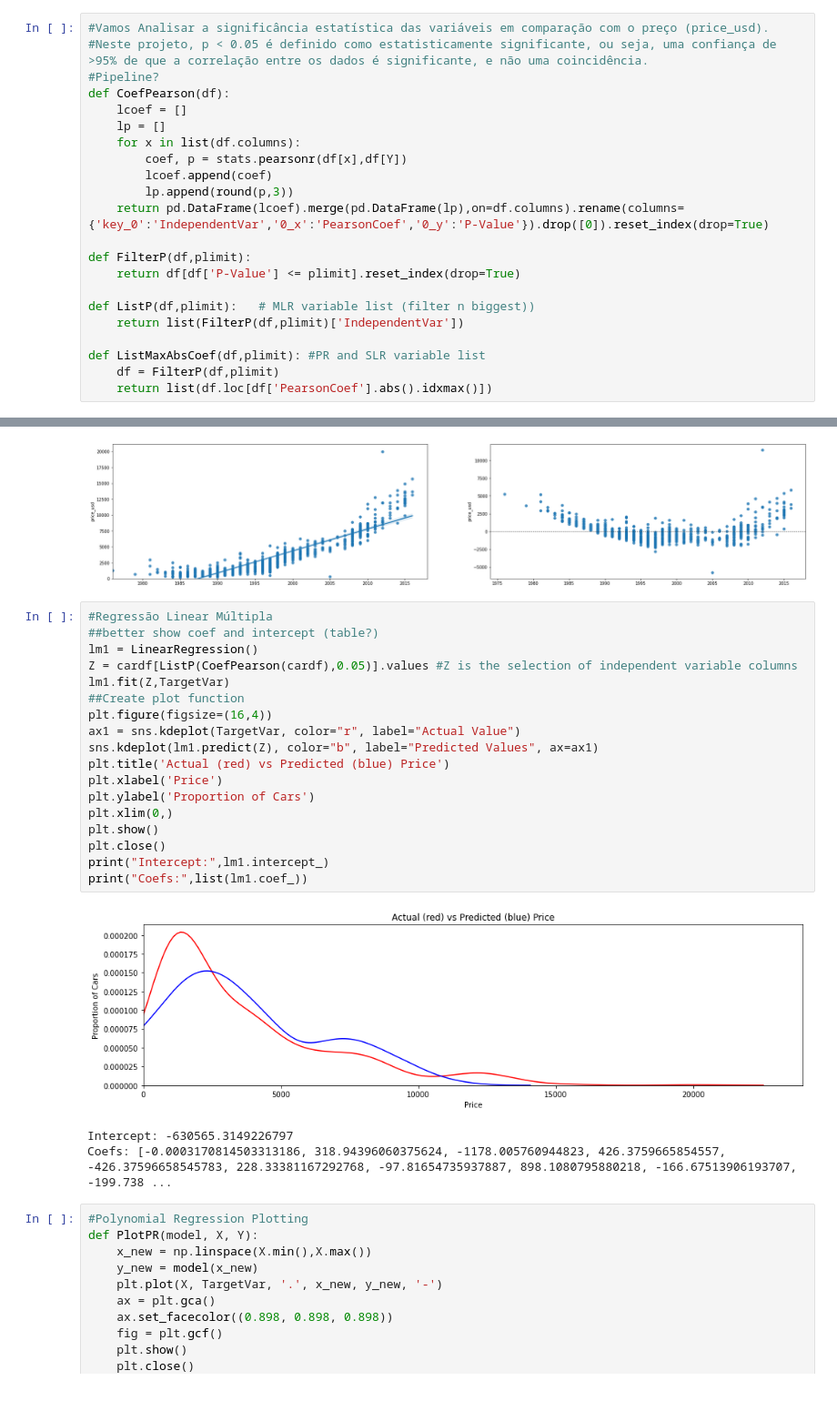
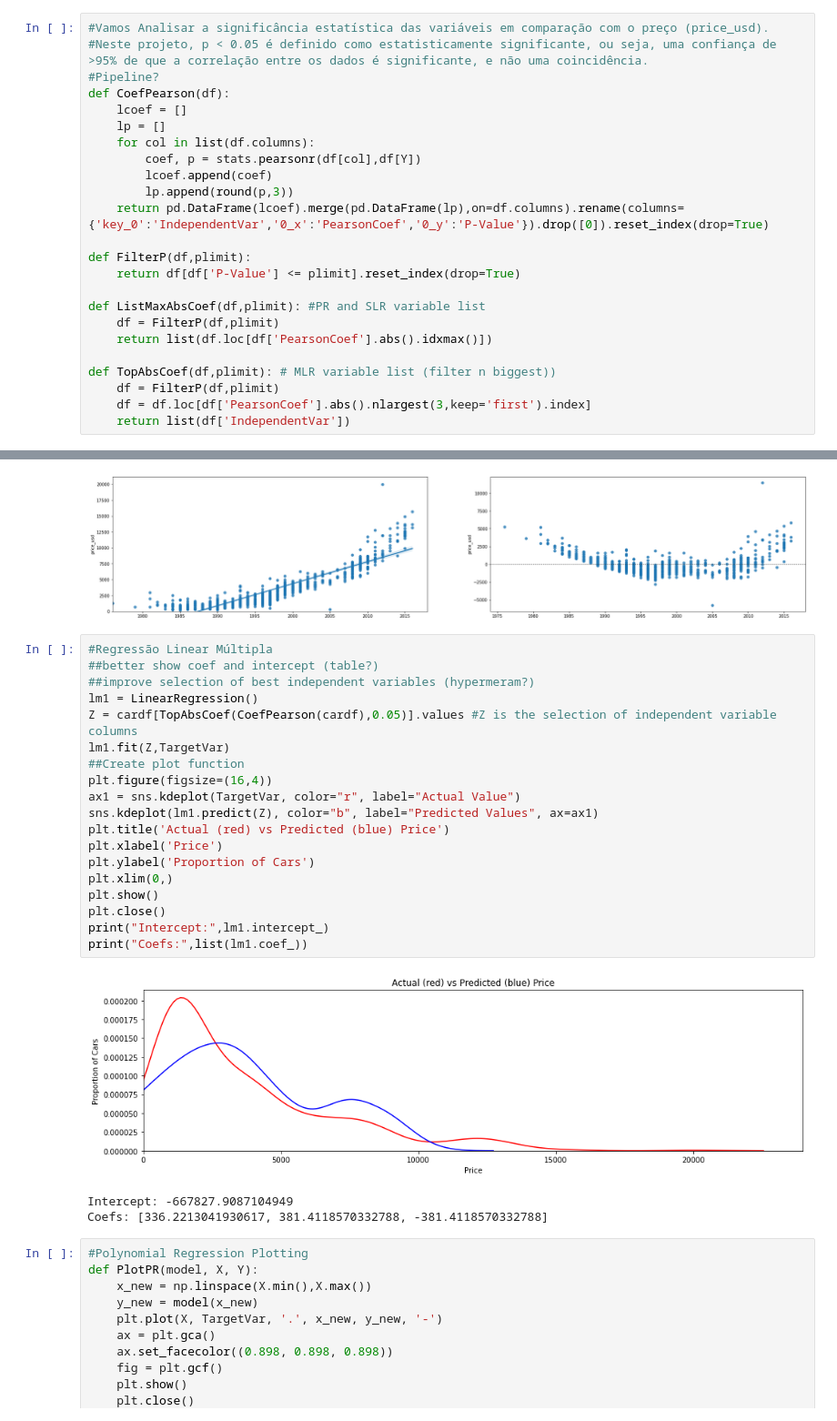
Before and after one commit to grtfreitas/PredictiveModelingRegression, a Jupyter notebook: PredictiveModelingRegression.ipynb, the cells around one changed output, grey strips where cells are left out. Shown at 91% size. Saved outputs shown, nothing was run; the diff lists cells and outputs as text; blank space fills up the shorter version.

```diff
--- a/PredictiveModelingRegression.ipynb
+++ b/PredictiveModelingRegression.ipynb
@@ -47,8 +51,8 @@ cardf = ReadyData(dfnum, dfobj)
 def CoefPearson(df):
     lcoef = []
     lp = []
-    for x in list(df.columns):
-        coef, p = stats.pearsonr(df[x],df[Y])
+    for col in list(df.columns):
+        coef, p = stats.pearsonr(df[col],df[Y])
         lcoef.append(coef)
         lp.append(round(p,3))
     return pd.DataFrame(lcoef).merge(pd.DataFrame(lp),on=df.columns).rename(columns={'key_0':'IndependentVar','0_x':'PearsonCoef','0_y':'P-Value'}).drop([0]).reset_index(drop=True)
@@ -56,12 +60,14 @@ def CoefPearson(df):
 def FilterP(df,plimit):
     return df[df['P-Value'] <= plimit].reset_index(drop=True)
 
-def ListP(df,plimit):   # MLR variable list (filter n biggest))
-    return list(FilterP(df,plimit)['IndependentVar'])
-
 def ListMaxAbsCoef(df,plimit): #PR and SLR variable list
     df = FilterP(df,plimit)
     return list(df.loc[df['PearsonCoef'].abs().idxmax()])
+
+def TopAbsCoef(df,plimit): # MLR variable list (filter n biggest))
+    df = FilterP(df,plimit)
+    df = df.loc[df['PearsonCoef'].abs().nlargest(3,keep='first').index]
+    return list(df['IndependentVar'])
 # %%
 #Simple Linear Regression + Residual Plot
 ##Create plot function
@@ -84,25 +90,26 @@ Simple Linear Regression Model Equation:
 # %%
 #Regressão Linear Múltipla
 ##better show coef and intercept (table?)
+##improve selection of best independent variables (hypermeram?)
 lm1 = LinearRegression()
-Z = cardf[ListP(CoefPearson(cardf),0.05)].values #Z is the selection of independent variable columns
+Z = cardf[TopAbsCoef(CoefPearson(cardf),0.05)].values #Z is the selection of independent variable columns
 lm1.fit(Z,TargetVar)
 ##Create plot function
 plt.figure(figsize=(16,4))
 ax1 = sns.kdeplot(TargetVar, color="r", label="Actual Value")
 sns.kdeplot(lm1.predict(Z), color="b", label="Predicted Values", ax=ax1)
 plt.title('Actual (red) vs Predicted (blue) Price')
 plt.xlabel('Price')
 plt.ylabel('Proportion of Cars')
 plt.xlim(0,)
 plt.show()
 plt.close()
 print("Intercept:",lm1.intercept_)
 print("Coefs:",list(lm1.coef_))
 # %% [output]
-[figure, old version]
+[figure, new version]
-Intercept: -630565.3149226797
-Coefs: [-0.0003170814503313186, 318.94396060375624, -1178.005760944823, 426.3759665854557, -426.37596658545783, 228.33381167292768, -97.81654735937887, 898.1080795880218, -166.67513906193707, -199.738 ...
+Intercept: -667827.9087104949
+Coefs: [336.2213041930617, 381.4118570332788, -381.4118570332788]
 # %%
 #Polynomial Regression Plotting
 def PlotPR(model, X, Y):
```
Also changed, not shown: parts of 8 cells of this notebook.
